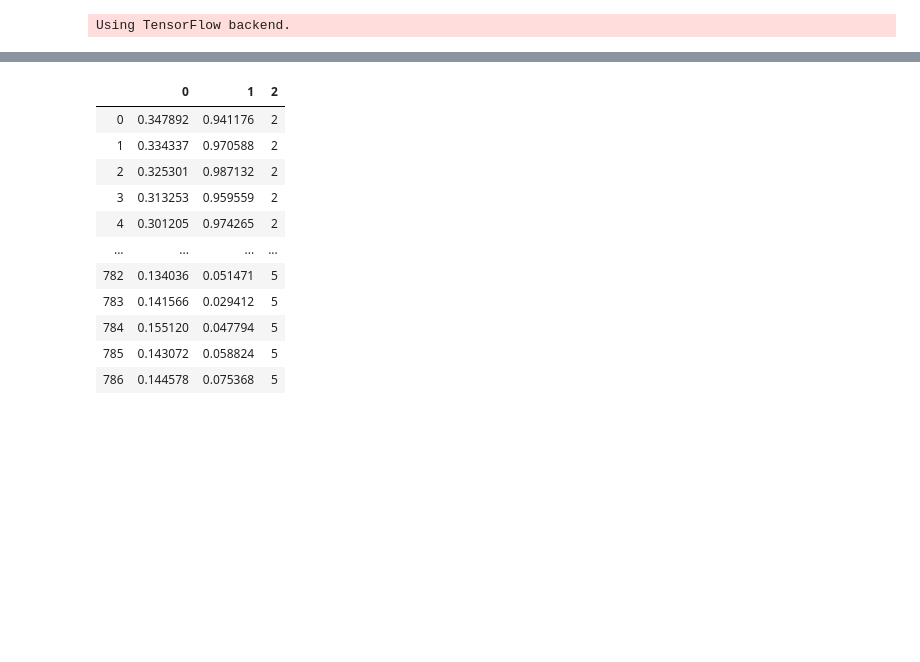
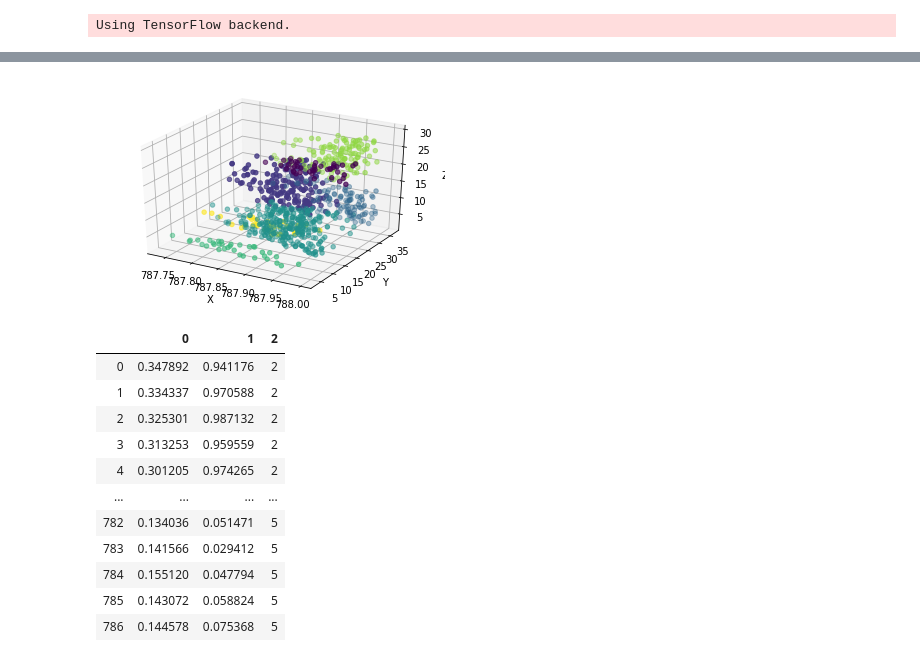
Before and after one commit to assasins353/PDU_Supervised_Learning, a Jupyter notebook: src/aggregation.ipynb, the cells around one changed output, grey strips where cells are left out. Drawn from its saved outputs; the diff is of its cells as text; code cells hidden in the pictures; blank space fills up the shorter version.

```diff
--- a/src/aggregation.ipynb
+++ b/src/aggregation.ipynb
@@ -108,3 +133,28 @@ agg
+# %%
+X = data.iloc[:,0:2]
+from mpl_toolkits.mplot3d import Axes3D
+fig = plt.figure()
+ax = fig.add_subplot(111, projection='3d')
+
+import numpy as np
+from scipy.spatial.distance import pdist, squareform
+gamma = 2
+K = squareform(np.exp(-gamma * pdist(X, 'sqeuclidean')))
+D = np.exp(-(K ** 2) / ( 2*gamma**2))
+z = np.sum(D, axis=0)
+
+a = data[0]
+b = data[1]
+c = z
+ax.scatter( c, a, b, c=data[2], marker='o')
+
+ax.set_xlabel('X')
+ax.set_ylabel('Y')
+ax.set_zlabel('Z')
+
+plt.show()
+# %% [output]
+[figure, added]
 # %%
 x = agg.values[:,:-1] #returns a numpy array
 min_max_scaler = MinMaxScaler()
```
Also changed, not shown: parts of 9 cells of this notebook.
